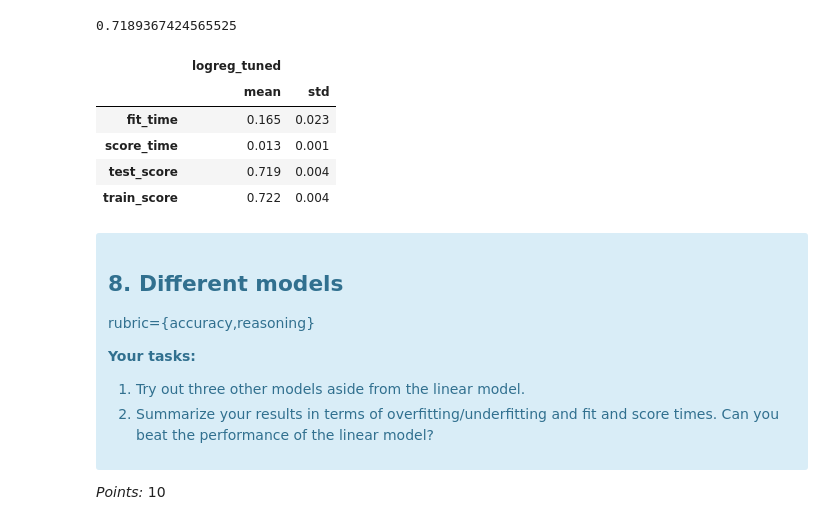
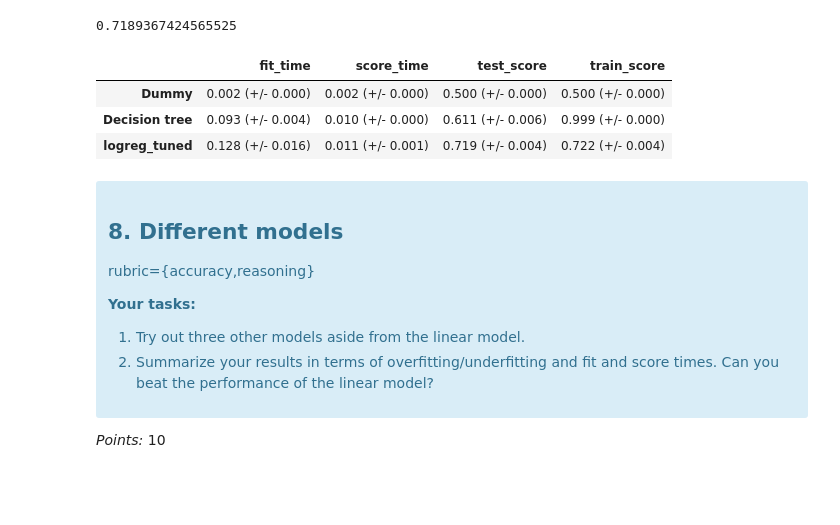
Before and after one commit to UBC-MDS/DSCI_573_lab4_PENG_GAOXIANG, a Jupyter notebook: lab4.ipynb, the cells around one changed output. Drawn from its saved outputs; the diff is of its cells as text; code cells hidden in the pictures; blank space fills up the shorter version.

```diff
--- a/lab4.ipynb
+++ b/lab4.ipynb
@@ -487,26 +490,17 @@ best_score = random_search.best_score_
 best_score
 # %% [output]
 0.7189367424565525
-# %%
-cross_val_results ={}
-cross_val_results['logreg_tuned'] = pd.DataFrame(
-    cross_validate(
-        random_search.best_estimator_,
-        X_train,
-        y_train,
-        scoring=scoring_metric,
-        return_train_score=True
-    )
-).agg(['mean', 'std']).round(3).T
-
-pd.concat(cross_val_results, axis=1)
-# %% [output]
-|  | logreg_tuned |  |
-|  | mean | std |
-| fit_time | 0.165 | 0.023 |
-| score_time | 0.013 | 0.001 |
-| test_score | 0.719 | 0.004 |
-| train_score | 0.722 | 0.004 |
+# %%
+results["logreg_tuned"] = mean_std_cross_val_scores(
+    random_search.best_estimator_, X_train, y_train, return_train_score=True, scoring=scoring_metric
+
+)
+pd.DataFrame(results).T
+# %% [output]
+|  | fit_time | score_time | test_score | train_score |
+| Dummy | 0.002 (+/- 0.000) | 0.002 (+/- 0.000) | 0.500 (+/- 0.000) | 0.500 (+/- 0.000) |
+| Decision tree | 0.093 (+/- 0.004) | 0.010 (+/- 0.000) | 0.611 (+/- 0.006) | 0.999 (+/- 0.000) |
+| logreg_tuned | 0.128 (+/- 0.016) | 0.011 (+/- 0.001) | 0.719 (+/- 0.004) | 0.722 (+/- 0.004) |
 # %% [markdown]
 <!-- END QUESTION -->
 
```
Also changed, not shown: parts of 9 cells of this notebook.
